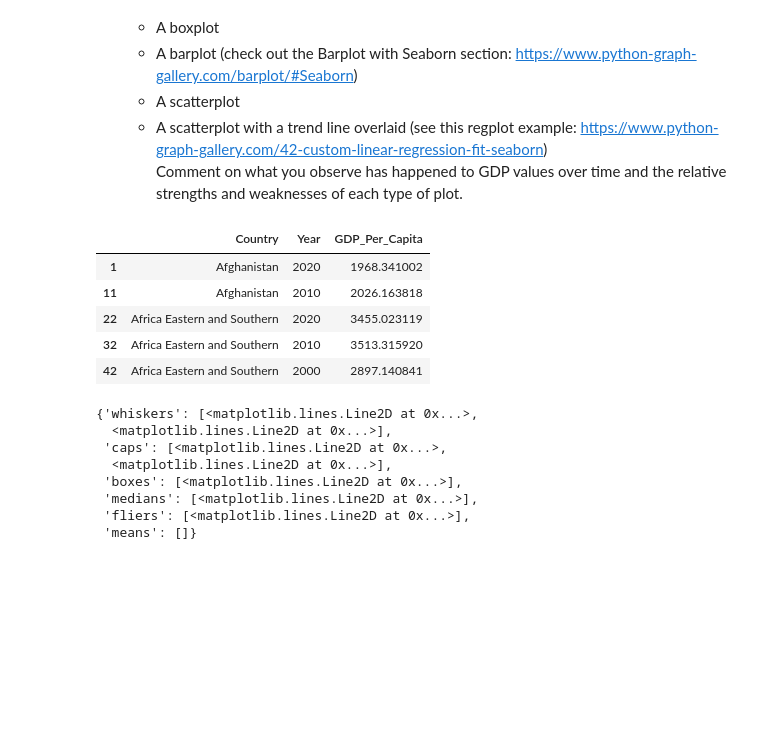
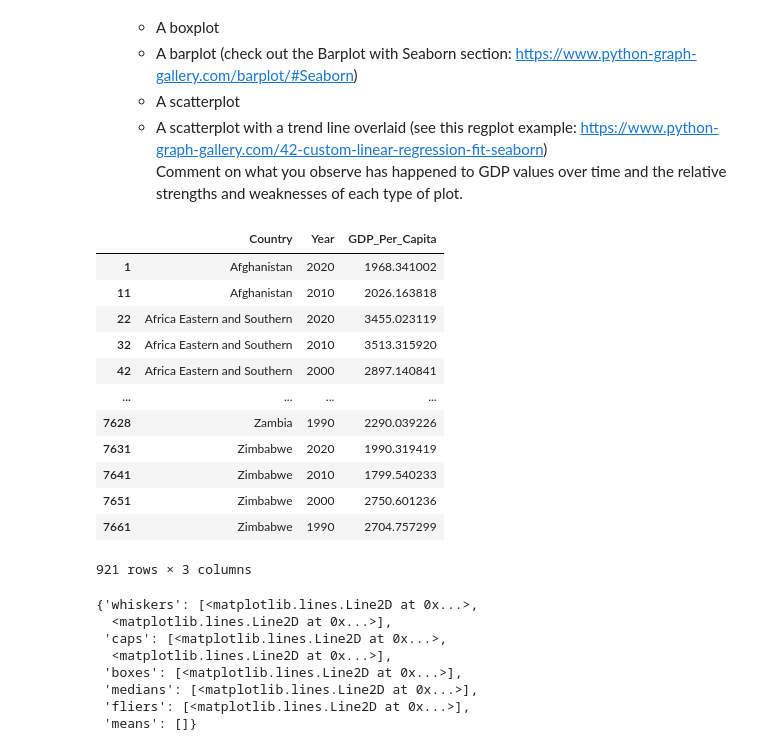
Before and after one commit to NSS-Data-Analytics-Cohort-12/un-python-John-ODell, a Jupyter notebook: notebooks/UN_JohnO.ipynb, the cells around one changed output. Drawn from its saved outputs; the diff is of its cells as text; code cells hidden in the pictures; blank space fills up the shorter version.

```diff
--- a/notebooks/UN_JohnO.ipynb
+++ b/notebooks/UN_JohnO.ipynb
@@ -126,14 +126,21 @@ Comment on what you observe has happened to GDP values over time and the relativ
 # %%
 gdp_decades = gdp_df[gdp_df['Year'].isin([1990,2000,2010,2020])]
 # %%
-gdp_decades.head()
+gdp_decades
 # %% [output]
 |  | Country | Year | GDP_Per_Capita |
 | 1 | Afghanistan | 2020 | 1968.341002 |
 | 11 | Afghanistan | 2010 | 2026.163818 |
 | 22 | Africa Eastern and Southern | 2020 | 3455.023119 |
 | 32 | Africa Eastern and Southern | 2010 | 3513.315920 |
 | 42 | Africa Eastern and Southern | 2000 | 2897.140841 |
+| ... | ... | ... | ... |
+| 7628 | Zambia | 1990 | 2290.039226 |
+| 7631 | Zimbabwe | 2020 | 1990.319419 |
+| 7641 | Zimbabwe | 2010 | 1799.540233 |
+| 7651 | Zimbabwe | 2000 | 2750.601236 |
+| 7661 | Zimbabwe | 1990 | 2704.757299 |
+921 rows × 3 columns
 # %%
 plt.boxplot(gdp_decades.GDP_Per_Capita)
 # %% [output]
```
Also changed, not shown: parts of 13 cells of this notebook.
